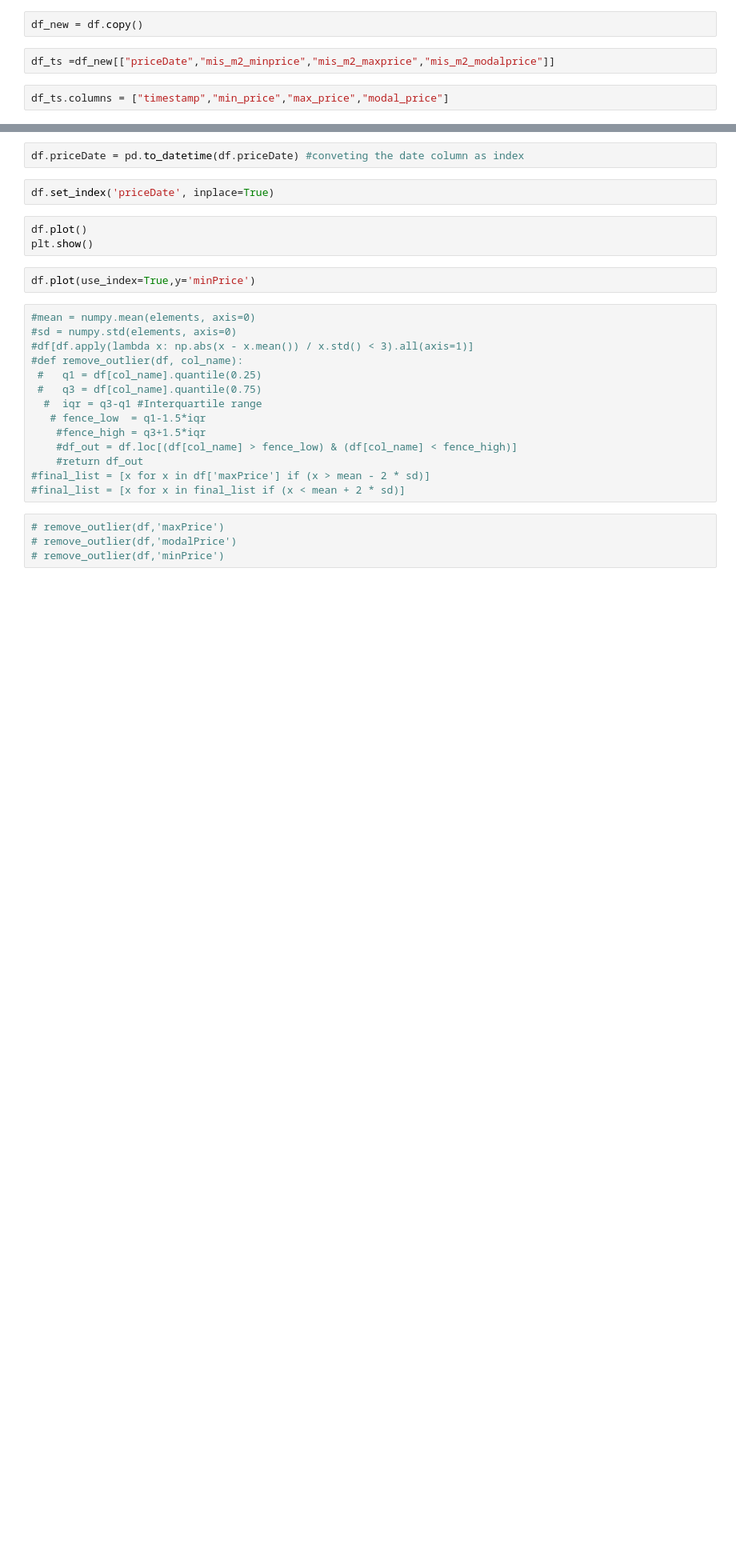
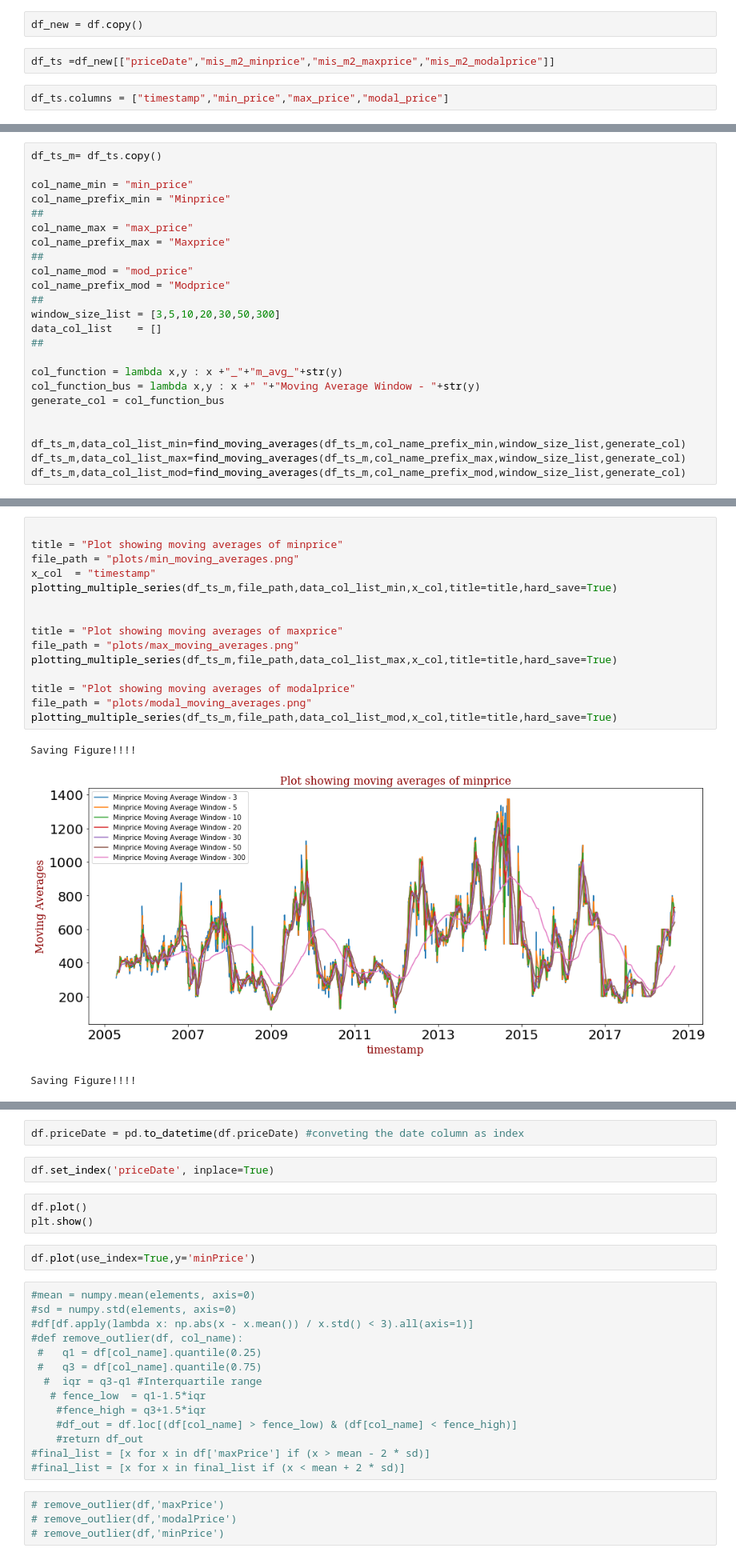
Before and after one commit to durgaharish1993/assignment-ts, a Jupyter notebook: python_notebook.ipynb, the cells around one changed output, grey strips where cells are left out. Shown at 80% size. Drawn from its saved outputs; the diff is of its cells as text; blank space fills up the shorter version.

```diff
--- a/python_notebook.ipynb
+++ b/python_notebook.ipynb
@@ -159,0 +285,24 @@ df_ts.columns = ["timestamp","min_price","max_price","modal_price"]
+# %%
+df_ts_m= df_ts.copy()
+
+col_name_min = "min_price"
+col_name_prefix_min = "Minprice"
+##
+col_name_max = "max_price"
+col_name_prefix_max = "Maxprice"
+##
+col_name_mod = "mod_price"
+col_name_prefix_mod = "Modprice"
+##
+window_size_list = [3,5,10,20,30,50,300]
+data_col_list    = []
+##
+
+col_function = lambda x,y : x +"_"+"m_avg_"+str(y)
+col_function_bus = lambda x,y : x +" "+"Moving Average Window - "+str(y)
+generate_col = col_function_bus
+
+
+df_ts_m,data_col_list_min=find_moving_averages(df_ts_m,col_name_prefix_min,window_size_list,generate_col)
+df_ts_m,data_col_list_max=find_moving_averages(df_ts_m,col_name_prefix_max,window_size_list,generate_col)
+df_ts_m,data_col_list_mod=find_moving_averages(df_ts_m,col_name_prefix_mod,window_size_list,generate_col)
@@ -159,0 +323,19 @@ df_ts.columns = ["timestamp","min_price","max_price","modal_price"]
+# %%
+
+title = "Plot showing moving averages of minprice"
+file_path = "plots/min_moving_averages.png"
+x_col  = "timestamp"
+plotting_multiple_series(df_ts_m,file_path,data_col_list_min,x_col,title=title,hard_save=True)
+
+
+title = "Plot showing moving averages of maxprice"
+file_path = "plots/max_moving_averages.png"
+plotting_multiple_series(df_ts_m,file_path,data_col_list_max,x_col,title=title,hard_save=True)
+
+title = "Plot showing moving averages of modalprice"
+file_path = "plots/modal_moving_averages.png"
+plotting_multiple_series(df_ts_m,file_path,data_col_list_mod,x_col,title=title,hard_save=True)
+# %% [output]
+Saving Figure!!!!
+[figure, added]
+Saving Figure!!!!
```
Also changed, not shown: parts of 12 cells of this notebook, 7 other files.
